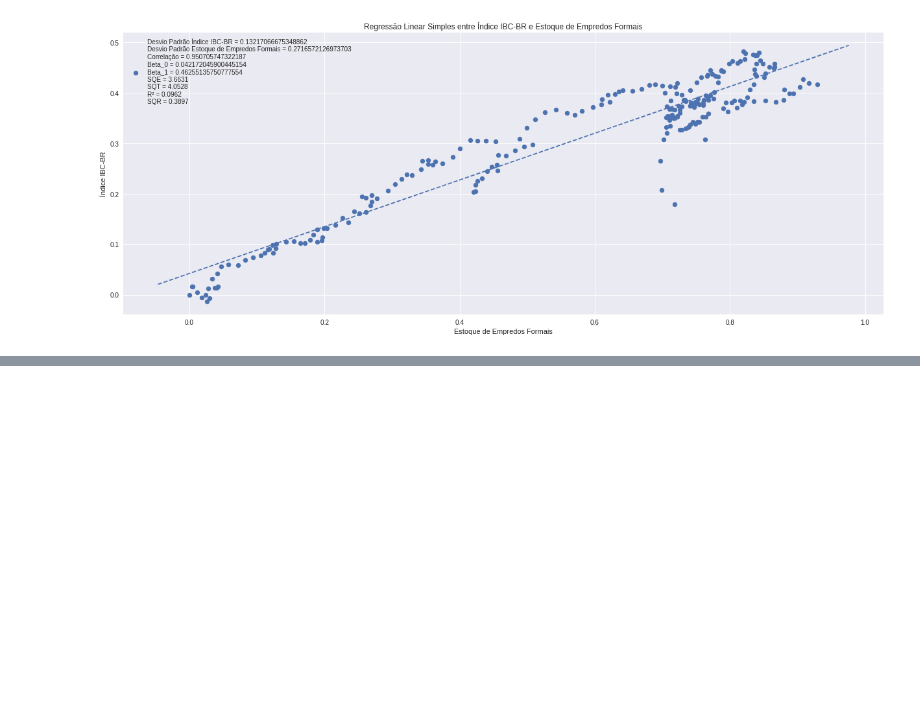
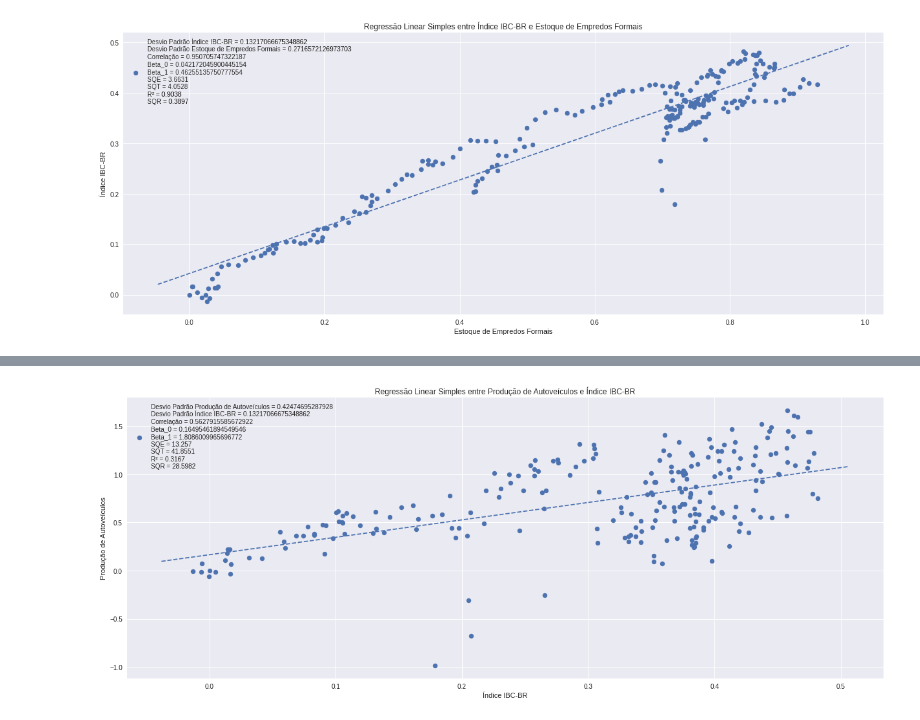
Before and after one commit to bruno-ritter/Regression-model-for-Brazilian-Economic-Index-IBC_BR-, a Jupyter notebook: Modelo_Regressão_Linear_para_o_IBC_BR.ipynb, the cells around one changed output, grey strips where cells are left out. Saved outputs shown, nothing was run; the diff lists cells and outputs as text; code cells hidden in the pictures; blank space fills up the shorter version.

```diff
--- a/Modelo_Regressão_Linear_para_o_IBC_BR.ipynb
+++ b/Modelo_Regressão_Linear_para_o_IBC_BR.ipynb
@@ -166,7 +166,7 @@ def regressao_linear_simples(x_i, y_i, nome_x, nome_y):
   ##Soma dos quadrados totais
   sqt = sum((y_i - media_y) ** 2)
   ##R²
-  r_2 = 1 - (sqe / sqt)
+  r_2 = (sqe / sqt)
   ##Soma dos quadrados dos resíduos
   sqr = sum((y_i - y_chapeu) ** 2)
 
@@ -226,0 +221,8 @@ plt.legend(('ibc_ajuste_sazonal', 'vendas_autoveiculos (uni)', 'consumo_energia_
+# %%
+# Regressão simples entre o a variação percentual do índice IBC e o produção de autoveículos
+df_auto = pd.DataFrame().append([ibc_ajuste_sazonal['ibc_ajuste_sazonal'], prod_auto['producao_autoveiculos (uni)']], ignore_index=False).transpose()
+# Selecionando o período a ser analisado
+df_auto = df_auto['2003-01-01':'2022-05-01']
+# Normalizando dos dados com a variação percentual iniciando em 2003-01-01
+df_auto = (df_auto / df_auto.iloc[0]) - 1
+df_auto
@@ -227,3 +244,7 @@ plt.legend(('ibc_ajuste_sazonal', 'vendas_autoveiculos (uni)', 'consumo_energia_
+# %%
+regressao_linear_simples(df_auto['ibc_ajuste_sazonal'], df_auto['producao_autoveiculos (uni)'], 'Índice IBC-BR', 'Produção de Autoveículos')
+# %% [output]
+[figure, added]
 # %%
 # Variável dependente (Y) -> IBC BR 2003-01-01 2022-05-01
 # Variáveis independentes (X) -> venda de veículos, consumo de energia total, estoque de empregos formais, índice de condições econômicas e índice de produção industrial
```
Also changed, not shown: parts of 3 cells of this notebook.
